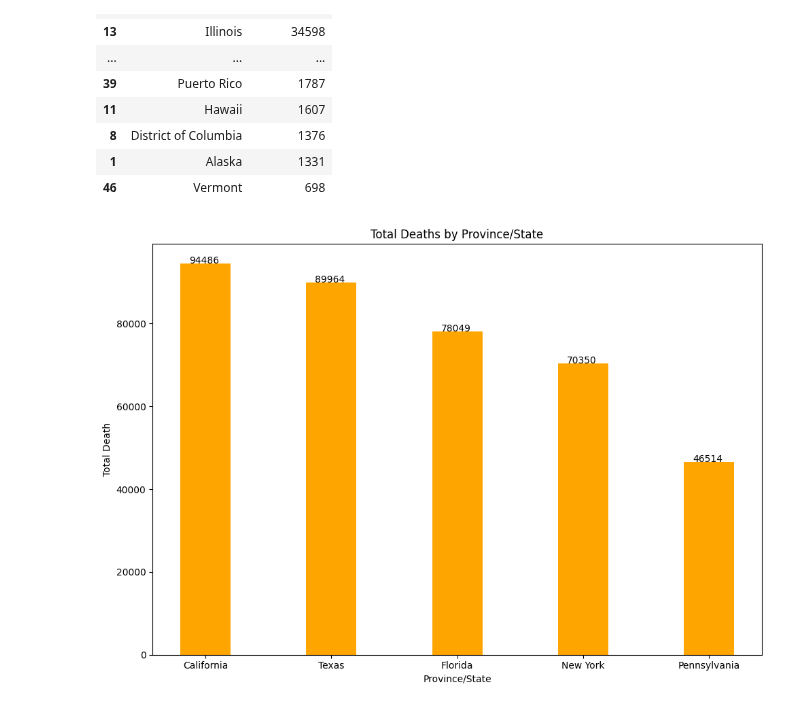
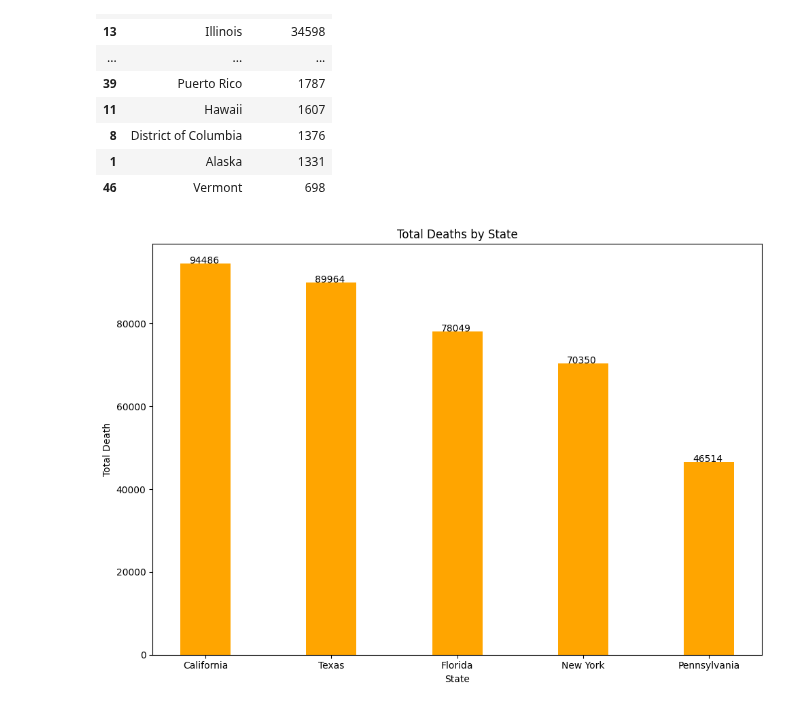
Before and after one commit to AppleBoiy/cs203-c19-analysis, a Jupyter notebook: code/PTCTEST1.ipynb, the cells around one changed output. Cells and saved outputs as stored; diff of their text form; code cells hidden in the pictures.

Commit message:
top5less5_graph_1

```diff
--- a/code/PTCTEST1.ipynb
+++ b/code/PTCTEST1.ipynb
@@ -68,23 +68,23 @@ state_df
 # %%
 state_df = state_df[:5]
 plt.figure(figsize=(10, 7))
 plt.bar(state_df['Province/State'], state_df['Total Death'], width = 0.4, color='orange')
-plt.xlabel('Province/State')
+plt.xlabel('State')
 plt.ylabel('Total Death')
-plt.title('Total Deaths by Province/State')
+plt.title('Total Deaths by State')
 plt.xticks(rotation=0)
 for bar in plt.bar(state_df['Province/State'], state_df['Total Death'], width = 0.4, color='orange'):
     plt.annotate(bar.get_height(),
                  xy=(bar.get_x()+0.07, bar.get_height()+10),
                      fontsize=10)
 plt.tight_layout()
 
 plt.savefig('total_deaths_by_state.png')
 
 # wait till the image is saved before showing it
 #Image(filename='total_deaths_by_state.png')
 # %% [output]
-[figure, old version]
+[figure, new version]
 # %%
 # remove the image file
 import os
```
Also changed, not shown: 2 other files.
